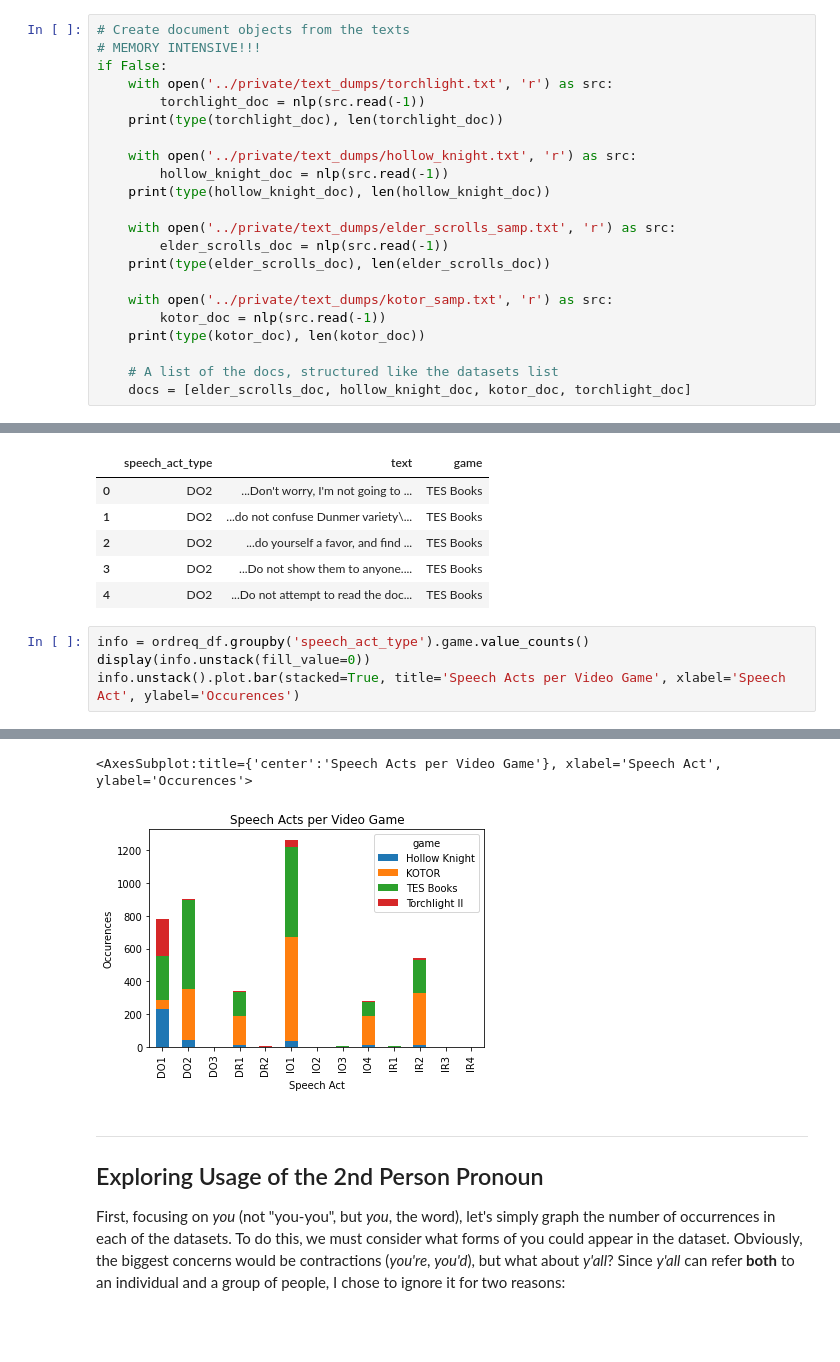
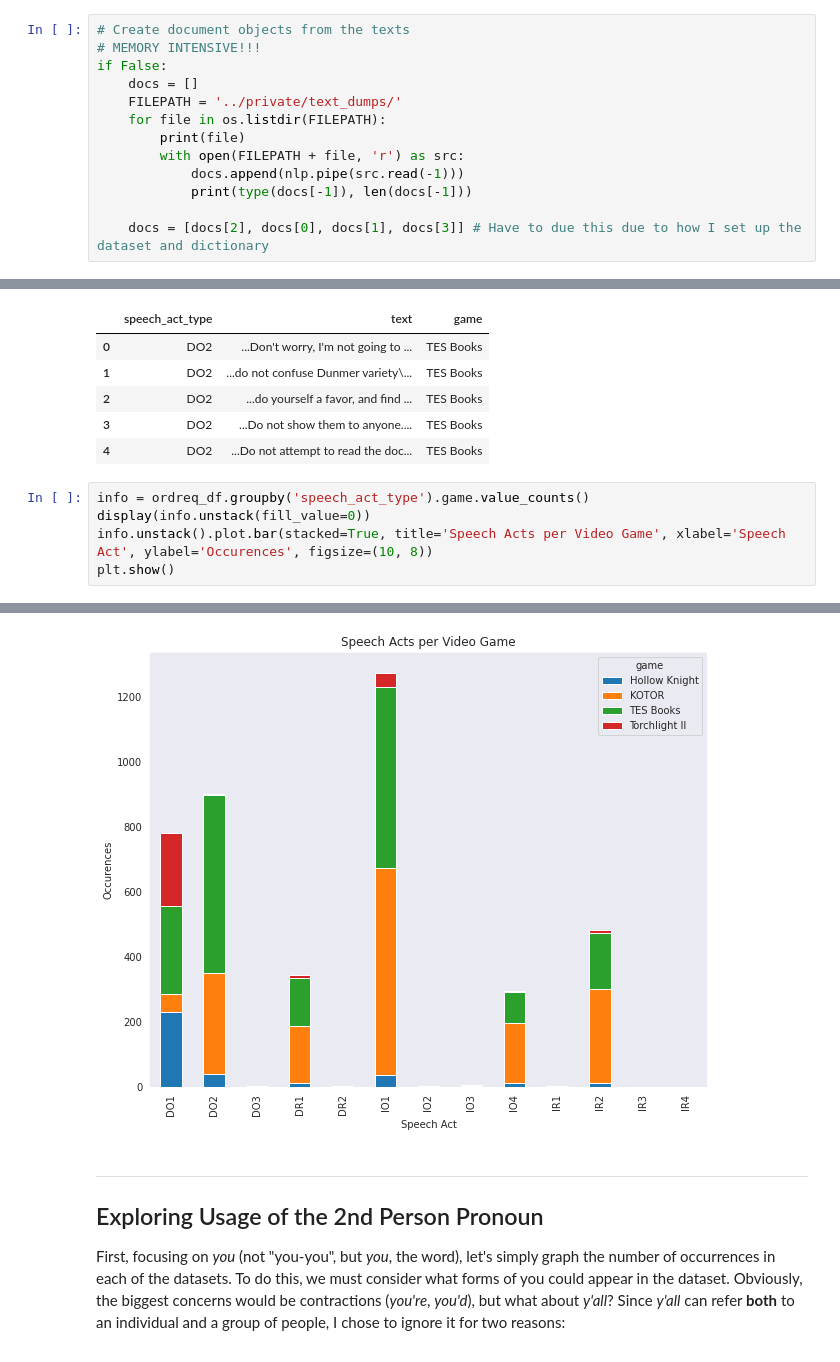
Before and after one commit to Data-Science-for-Linguists-2022/Pragmatics-In-Video-Games, a Jupyter notebook: notebooks/research.ipynb, the cells around one changed output, grey strips where cells are left out. Drawn from its saved outputs; the diff is of its cells as text; blank space fills up the shorter version.

```diff
--- a/notebooks/research.ipynb
+++ b/notebooks/research.ipynb
@@ -195,28 +197,19 @@ if False:
     with open('../private/text_dumps/kotor_samp.txt', 'w') as src:
         for text in kotor_df['text'].sample(500):
             src.write(text)
-# %%
-# Create document objects from the texts
-# MEMORY INTENSIVE!!!
-if False:
-    with open('../private/text_dumps/torchlight.txt', 'r') as src:
-        torchlight_doc = nlp(src.read(-1))
-    print(type(torchlight_doc), len(torchlight_doc))
-
-    with open('../private/text_dumps/hollow_knight.txt', 'r') as src:
-        hollow_knight_doc = nlp(src.read(-1))
-    print(type(hollow_knight_doc), len(hollow_knight_doc))
-
-    with open('../private/text_dumps/elder_scrolls_samp.txt', 'r') as src:
-        elder_scrolls_doc = nlp(src.read(-1))
-    print(type(elder_scrolls_doc), len(elder_scrolls_doc))
-
-    with open('../private/text_dumps/kotor_samp.txt', 'r') as src:
-        kotor_doc = nlp(src.read(-1))
-    print(type(kotor_doc), len(kotor_doc))
-
-    # A list of the docs, structured like the datasets list
-    docs = [elder_scrolls_doc, hollow_knight_doc, kotor_doc, torchlight_doc]
+# %%
+# Create document objects from the texts
+# MEMORY INTENSIVE!!!
+if False:
+    docs = []
+    FILEPATH = '../private/text_dumps/'
+    for file in os.listdir(FILEPATH):
+        print(file)
+        with open(FILEPATH + file, 'r') as src:
+            docs.append(nlp.pipe(src.read(-1)))
+            print(type(docs[-1]), len(docs[-1]))
+
+    docs = [docs[2], docs[0], docs[1], docs[3]] # Have to due this due to how I set up the dataset and dictionary
 # %%
 # Let's pickle these for later use
 if False:
@@ -425,7 +418,8 @@ if False: ordreq_df.to_pickle('../sample_data/ordreq.pkl')
 # %%
 info = ordreq_df.groupby('speech_act_type').game.value_counts()
 display(info.unstack(fill_value=0))
-info.unstack().plot.bar(stacked=True, title='Speech Acts per Video Game', xlabel='Speech Act', ylabel='Occurences')
+info.unstack().plot.bar(stacked=True, title='Speech Acts per Video Game', xlabel='Speech Act', ylabel='Occurences', figsize=(10, 8))
+plt.show()
 # %% [output]
 | game | Hollow Knight | KOTOR | TES Books | Torchlight II |
 | speech_act_type |  |  |  |  |
@@ -443,7 +437,6 @@ info.unstack().plot.bar(stacked=True, title='Speech Acts per Video Game', xlabel
 | IR3 | 0 | 1 | 0 | 0 |
 | IR4 | 0 | 1 | 0 | 0 |
-<AxesSubplot:title={'center':'Speech Acts per Video Game'}, xlabel='Speech Act', ylabel='Occurences'>
-[figure, old version]
+[figure, new version]
 # %% [markdown]
 ***
 ## Exploring Usage of the 2nd Person Pronoun
```
Also changed, not shown: parts of 18 cells of this notebook, 1 other file.
